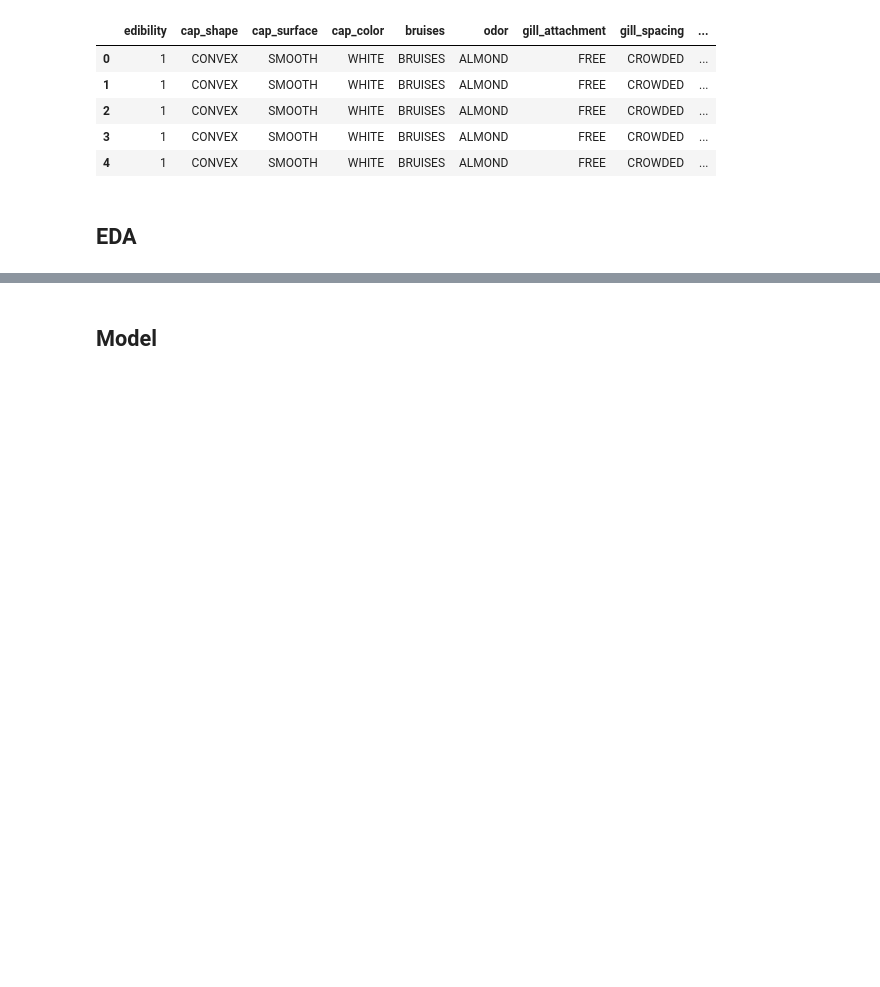
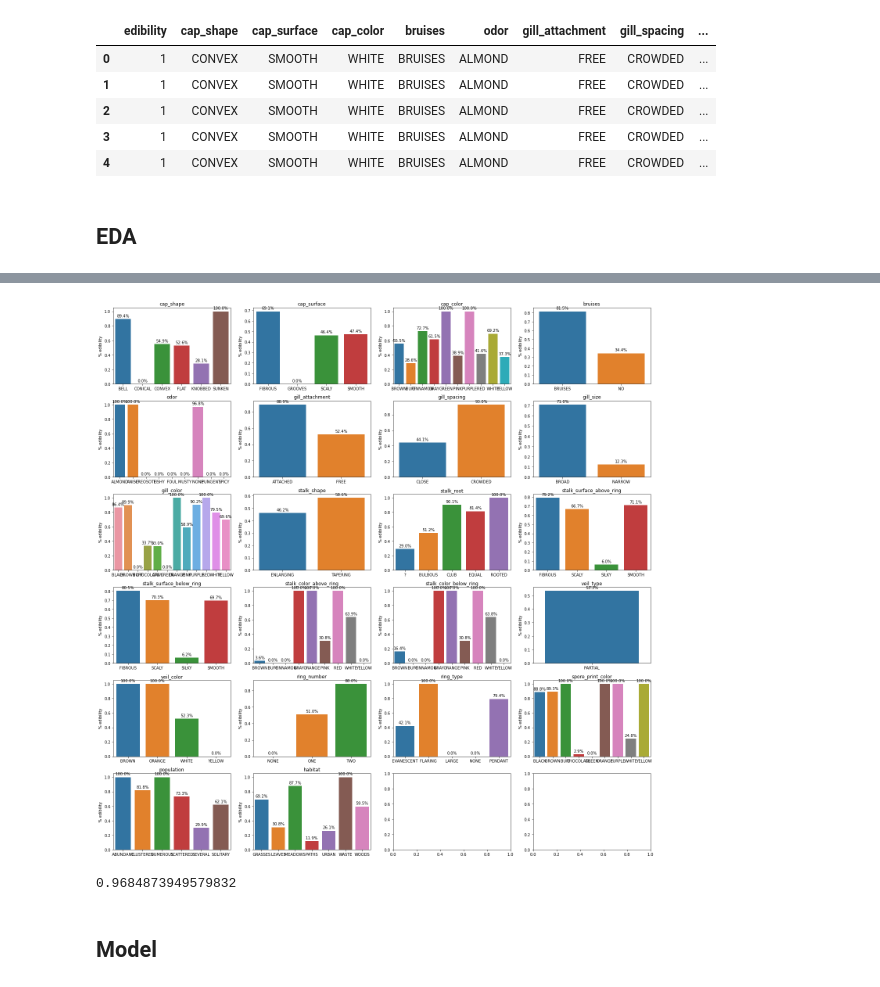
Before and after one commit to jprette/STAT303-2-Final_Project, a Jupyter notebook: Project Code/Project_Main_Notebook.ipynb, the cells around one changed output, grey strips where cells are left out. Saved outputs shown, nothing was run; the diff lists cells and outputs as text; code cells hidden in the pictures; blank space fills up the shorter version.

Commit message:
predictor visualization

```diff
--- a/Project Code/Project_Main_Notebook.ipynb
+++ b/Project Code/Project_Main_Notebook.ipynb
@@ -197,3 +197,6 @@ var_transform(train).head()
 | 4 | 1 | CONVEX | SMOOTH | WHITE | BRUISES | ALMOND | FREE | CROWDED | ... |
 # %% [markdown]
 ## EDA
+# %%
+predictors = train.columns[1:]
+predictors
@@ -200,3 +211,25 @@ var_transform(train).head()
+# %%
+fig, axs = plt.subplots(6, 4, figsize=(20, 20))
+for i, predictor in enumerate(predictors):
+    row = i // 4
+    col = i % 4
+    data = train[['edibility', predictor]].groupby([predictor], as_index=False).mean()
+    sns.barplot(x=predictor, y='edibility', data=data, ax=axs[row, col])
+    axs[row, col].set_title(f'{predictor}')
+    axs[row, col].set_xlabel('')
+    axs[row, col].set_ylabel('% edibility')
+    for rect in axs[row, col].patches:
+        height = rect.get_height()
+        axs[row, col].annotate(f'{height:.1%}', xy=(rect.get_x() + rect.get_width() / 2, height),
+                               xytext=(0, 3), textcoords='offset points', ha='center', va='bottom')
+plt.tight_layout()
+plt.show()
+# %% [output]
+[figure, added]
+# %%
+train.loc[train.odor == 'NONE'].edibility.mean()
+# %% [output]
+0.9684873949579832
 # %% [markdown]
 ## Model
 # %%
```
Also changed, not shown: parts of 2 cells of this notebook.
